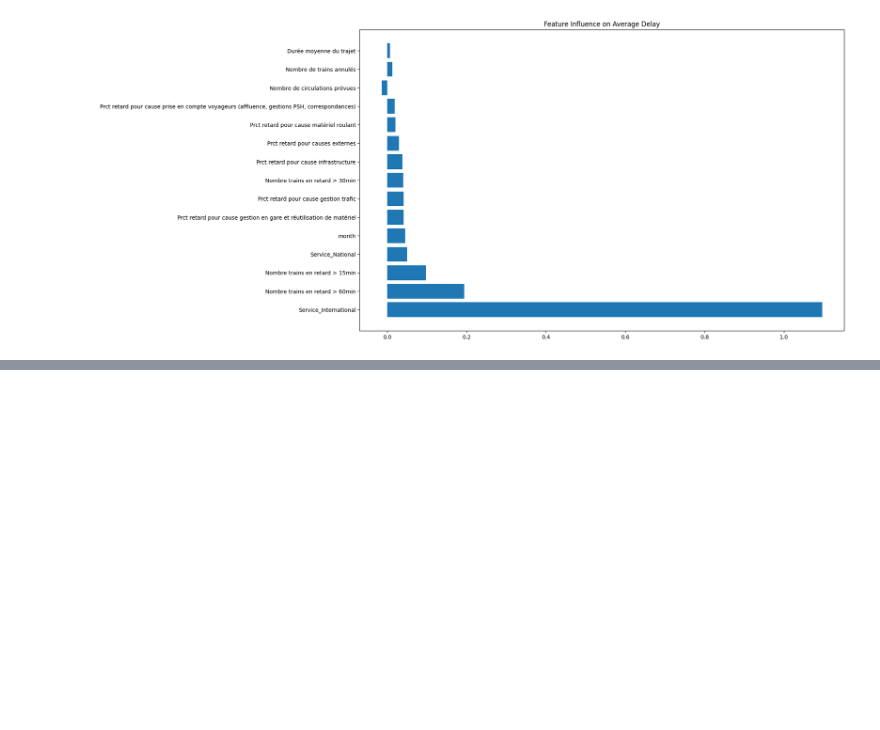
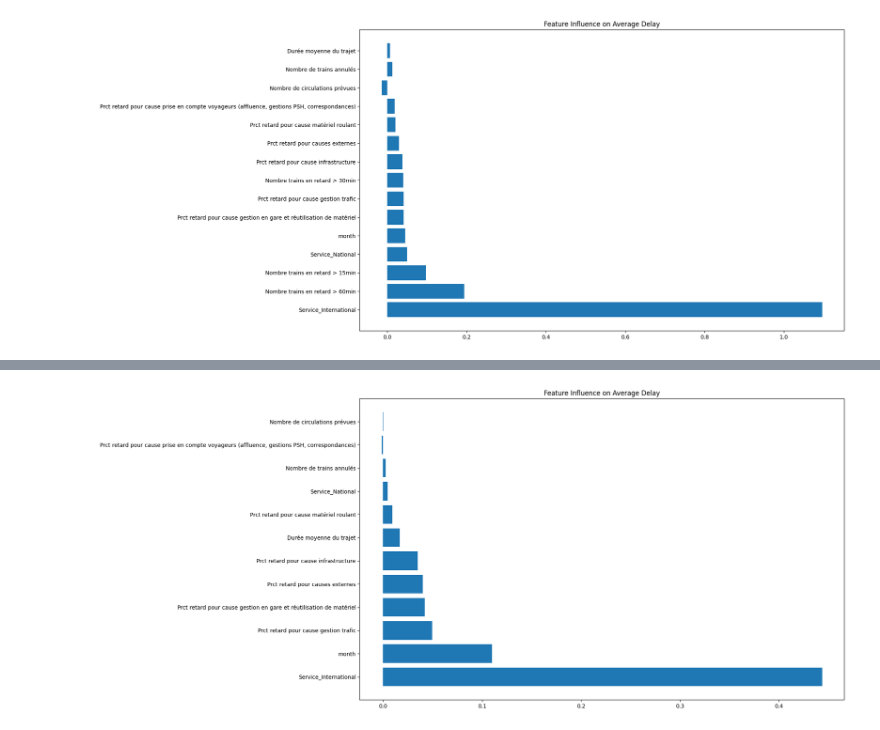
Before and after one commit to AlexandrG1209/tardis, a Jupyter notebook: tardis_eda.ipynb, the cells around one changed output, grey strips where cells are left out. Drawn from its saved outputs; the diff is of its cells as text; code cells hidden in the pictures; blank space fills up the shorter version.

```diff
--- a/tardis_eda.ipynb
+++ b/tardis_eda.ipynb
@@ -439,0 +529,7 @@ plt.show()
+# %%
+plt.figure(figsize=(16,10))
+plt.barh(importance["Feature"], importance["Coefficent"])
+plt.title("Feature Influence on Average Delay")
+plt.show()
+# %% [output]
+[figure, added]
```
Also changed, not shown: parts of 3 cells of this notebook, 3 other files.
